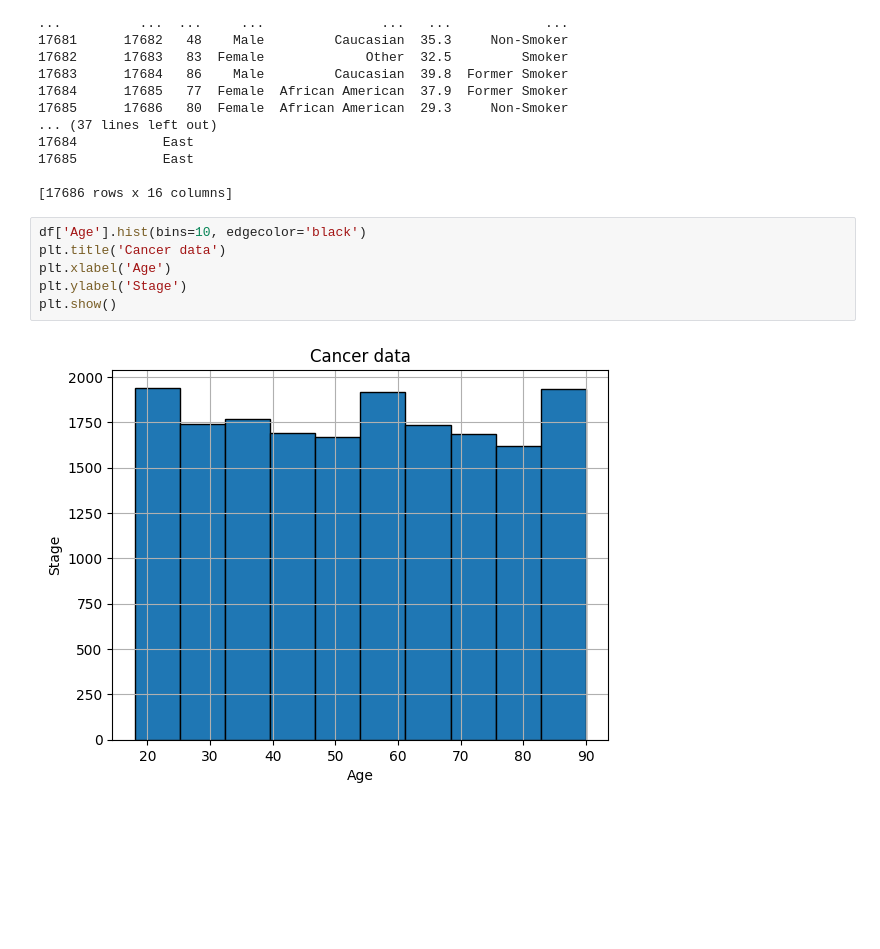
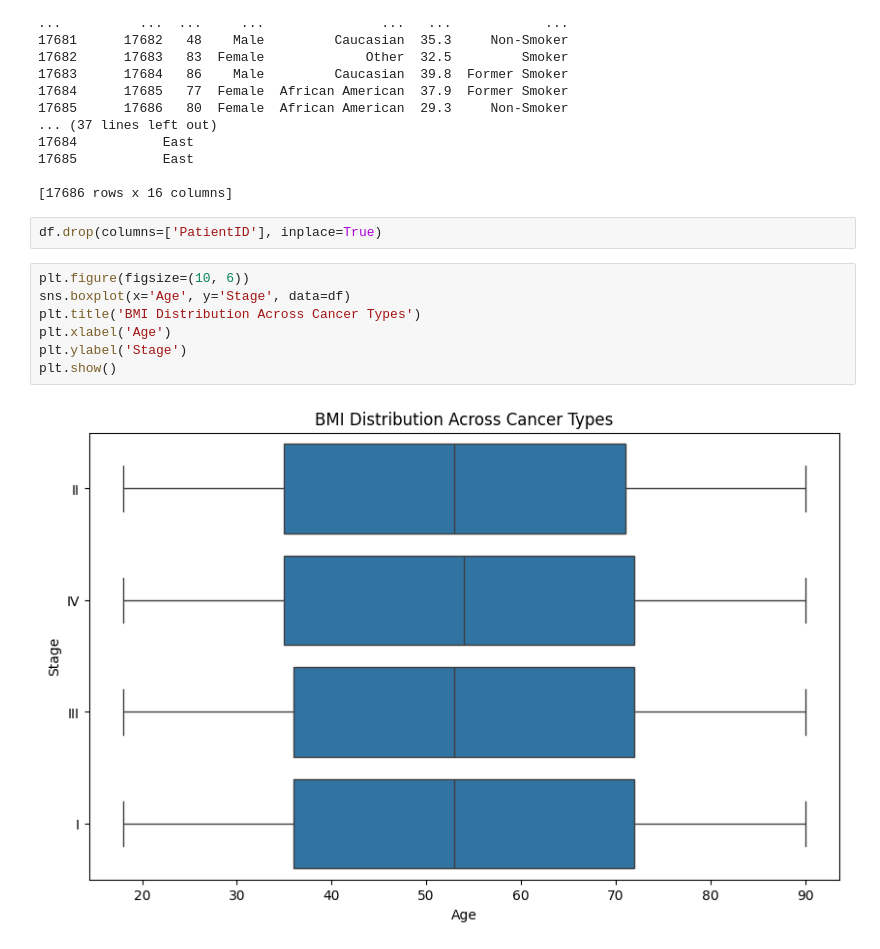
Before and after one commit to 43pratik/ML_lab, a Jupyter notebook: Prac_1.ipynb, the cells around one changed output. Drawn from its saved outputs; the diff is of its cells as text; blank space fills up the shorter version.

```diff
--- a/Prac_1.ipynb
+++ b/Prac_1.ipynb
@@ -27,12 +27,15 @@ print(df)
 17685           East
 
 [17686 rows x 16 columns]
+# %%
+df.drop(columns=['PatientID'], inplace=True)
 # %%
-df['Age'].hist(bins=10, edgecolor='black')
-plt.title('Cancer data')
+plt.figure(figsize=(10, 6))
+sns.boxplot(x='Age', y='Stage', data=df)
+plt.title('BMI Distribution Across Cancer Types')
 plt.xlabel('Age')
 plt.ylabel('Stage')
 plt.show()
 # %% [output]
-[figure, old version]
+[figure, new version]
 # %%
```
Also changed, not shown: parts of 1 cell of this notebook.
